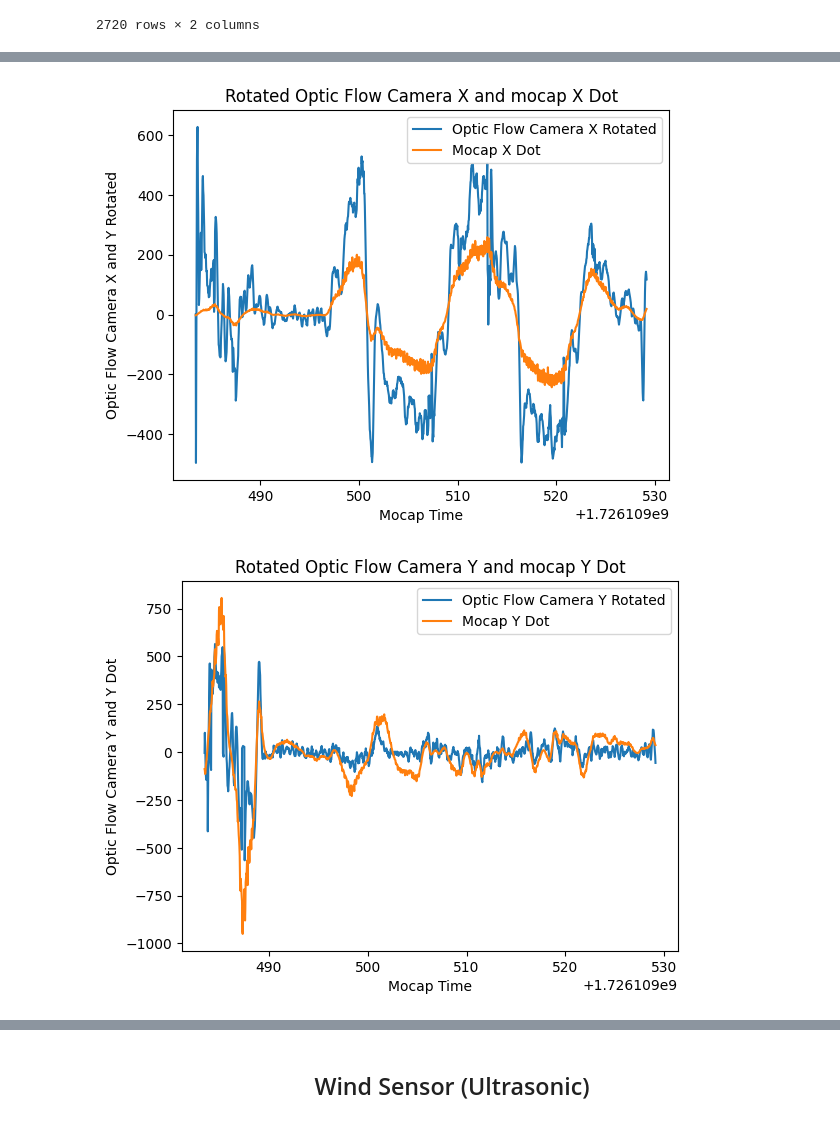
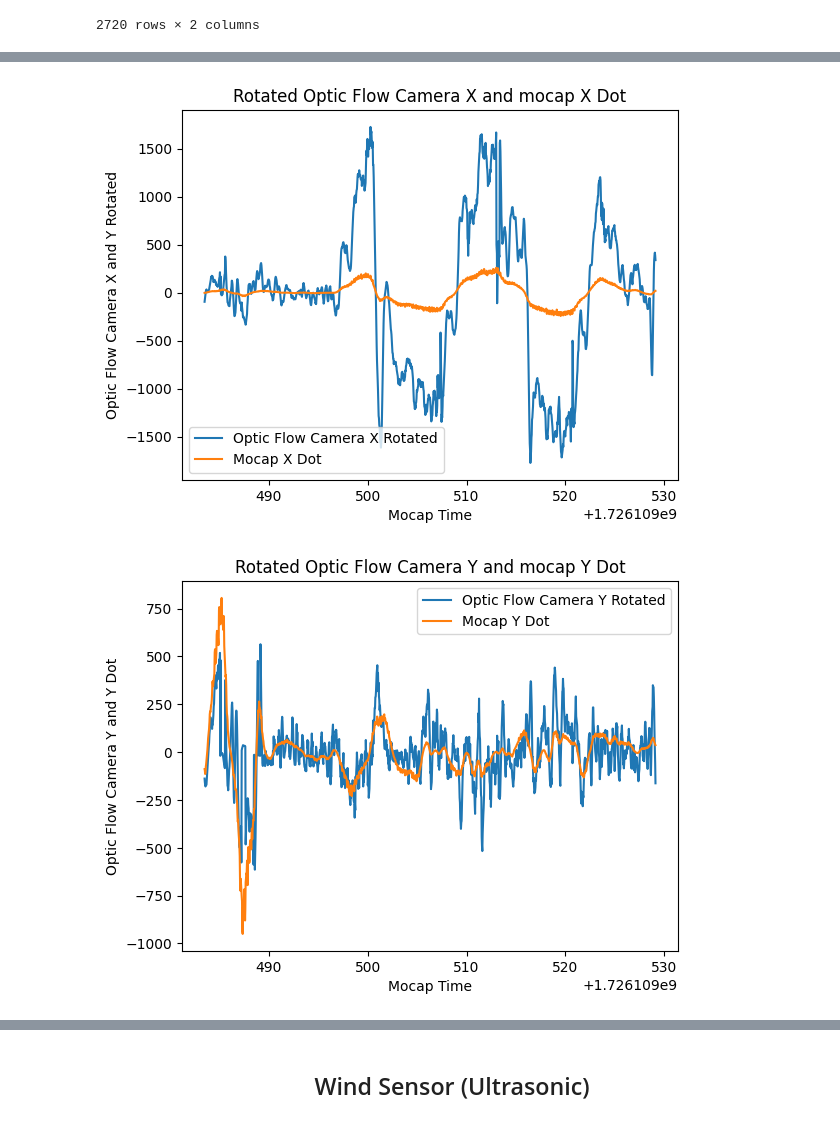
Before and after one commit to Alopez6991/Drone_AFRL, a Jupyter notebook: REAL_DATA_EKF.ipynb, the cells around one changed output, grey strips where cells are left out. Drawn from its saved outputs; the diff is of its cells as text; code cells hidden in the pictures.

```diff
--- a/REAL_DATA_EKF.ipynb
+++ b/REAL_DATA_EKF.ipynb
@@ -409,8 +409,8 @@ plt.show()
 optic_flow_camera_x_mocap_interp = interpolate_data(optic_flow_camera_x_time, optic_flow_camera_x, mocap_time)
 optic_flow_camera_y_mocap_interp = interpolate_data(optic_flow_camera_y_time, optic_flow_camera_y, mocap_time)
 
-optic_flow_camera_x_mocap_interp=np.divide(optic_flow_camera_x_mocap_interp, mocap_Z)
-optic_flow_camera_y_mocap_interp=np.divide(optic_flow_camera_y_mocap_interp, mocap_Z)
+optic_flow_camera_x_mocap_interp=np.multiply(optic_flow_camera_x_mocap_interp, mocap_Z)
+optic_flow_camera_y_mocap_interp=np.multiply(optic_flow_camera_y_mocap_interp, mocap_Z)
 
 optic_flow_camera_x_mocap_interp[np.abs(optic_flow_camera_x_mocap_interp - np.median(optic_flow_camera_x_mocap_interp)) > 3 * np.std(optic_flow_camera_x_mocap_interp)] = np.median(optic_flow_camera_x_mocap_interp)
 optic_flow_camera_y_mocap_interp[np.abs(optic_flow_camera_y_mocap_interp - np.median(optic_flow_camera_y_mocap_interp)) > 3 * np.std(optic_flow_camera_y_mocap_interp)] = np.median(optic_flow_camera_y_mocap_interp)
@@ -431,38 +431,44 @@ plt.show()
 # %%
 OFX=optic_flow_camera_x_mocap_interp
-OFY=-1*optic_flow_camera_y_mocap_interp
+OFY=optic_flow_camera_y_mocap_interp
 # apply a yaw rotation to the optic flow data using matrix multiplication
 def rotate_optic_flow(OFX, OFY, Yaw):
     """
     input: OFX, OFY, Yaw
     output: rotated OFX, OFY
     """
-    OFX_rot = np.cos(Yaw) * OFX - np.sin(Yaw) * OFY
-    OFY_rot = np.sin(Yaw) * OFX + np.cos(Yaw) * OFY
+    # apply a 180 degree rotation about x axis using the rotation matrix
+    OFX = OFX*1
+    OFY = OFY*np.cos(np.pi)
+
+    # un yawing and rotating by 90 degrees
+    OFY_rot = np.sin(Yaw+np.pi/2) * OFX + np.cos(Yaw+np.pi/2) * OFY
+    OFX_rot = np.cos(Yaw+np.pi/2) * OFX - np.sin(Yaw+np.pi/2) * OFY
     return OFX_rot, OFY_rot
 
-OFX_rot, OFY_rot = rotate_optic_flow(OFX, OFY, np.radians(mocap_Yaw)+np.pi/2)
+
+OFX_rot, OFY_rot = rotate_optic_flow(OFX, OFY, np.radians(mocap_Yaw))
 
 # Plot the rotated optic flow data
 plt.plot(mocap_time, np.multiply(OFX_rot,1), label="Optic Flow Camera X Rotated")
 plt.plot(mocap_time,np.multiply(mocap_X_dot,100), label="Mocap X Dot")
 # plt.plot(mocap_time, OFY_rot, label="Optic Flow Camera Y Rotated")
 plt.title('Rotated Optic Flow Camera X and mocap X Dot')
 plt.xlabel('Mocap Time')
 plt.ylabel('Optic Flow Camera X and Y Rotated')
 plt.legend()
 plt.show()
 
 plt.plot(mocap_time, np.multiply(OFY_rot,1), label="Optic Flow Camera Y Rotated")
 plt.plot(mocap_time,np.multiply(mocap_Y_dot,1000), label="Mocap Y Dot")
 plt.title('Rotated Optic Flow Camera Y and mocap Y Dot')
 plt.xlabel('Mocap Time')
 plt.ylabel('Optic Flow Camera Y and Y Dot')
 plt.legend()
 plt.show()
 # %% [output]
-[figure, old version]
+[figure, new version]
-[figure, old version]
+[figure, new version]
 # %%
 # Reshape the optic flow data to fit the linear regression model
 OFX_rot_temp = np.array(OFX_rot).reshape(-1, 1)
```
Also changed, not shown: parts of 20 cells of this notebook, 4 other files.
